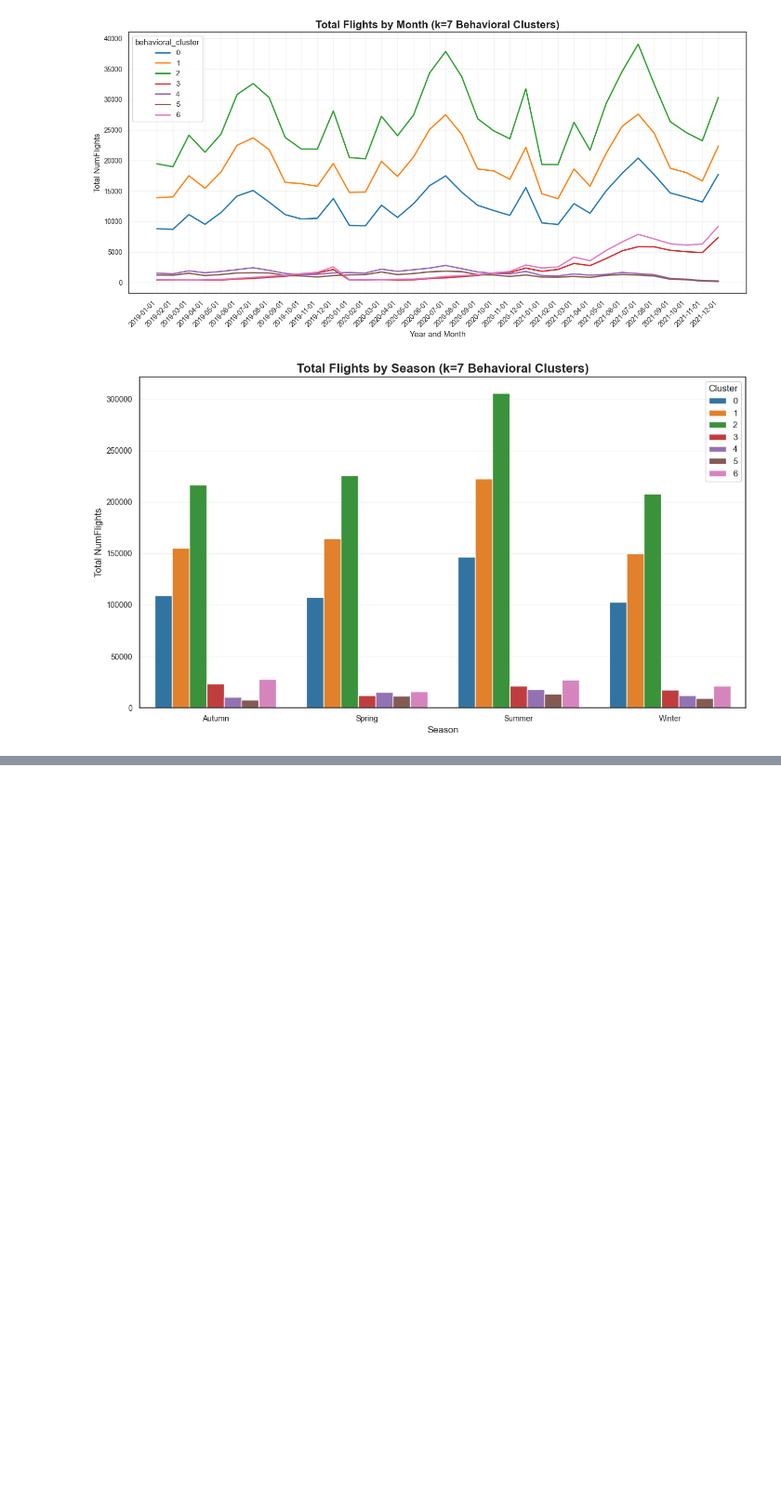
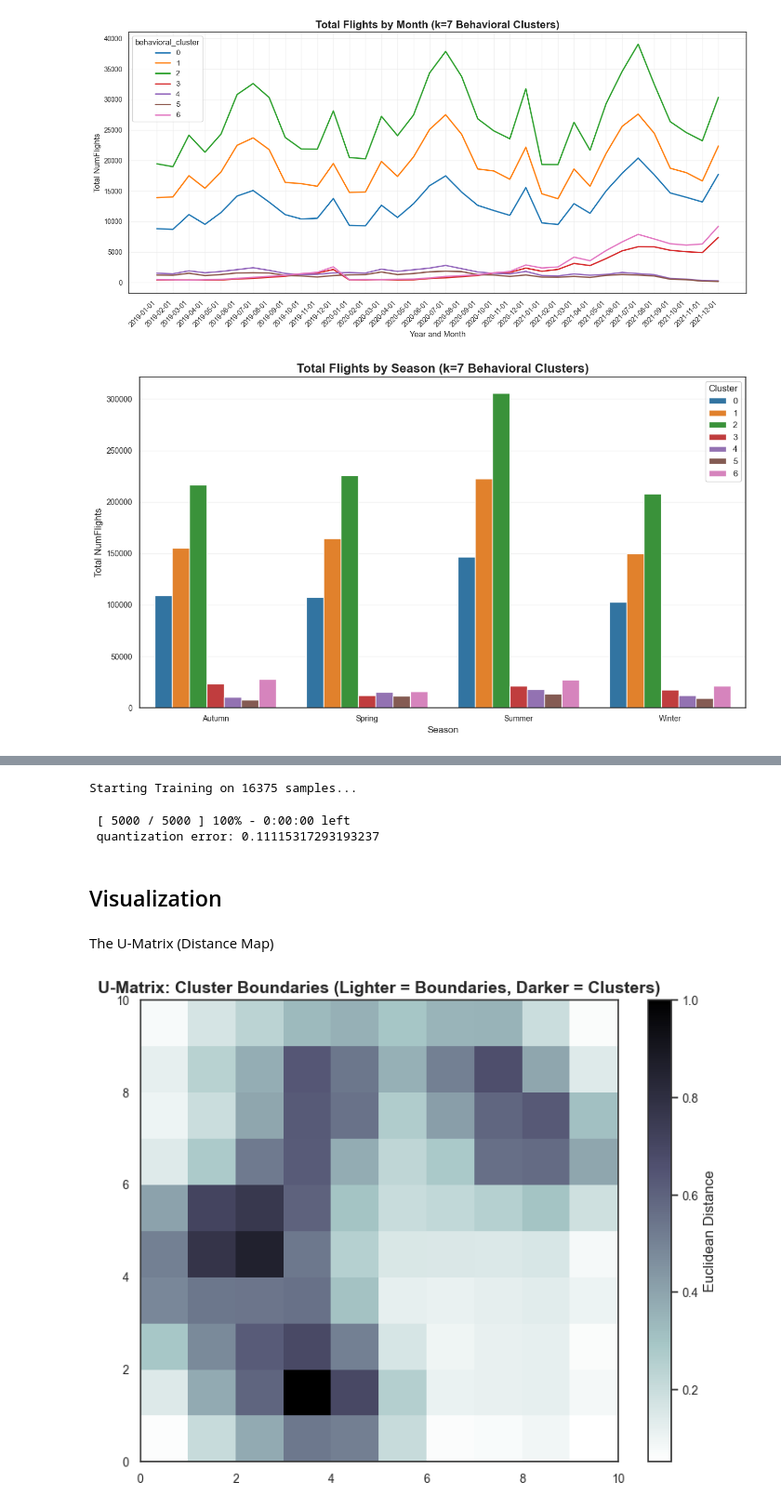
Before and after one commit to Mehmet1700/DataMining2025, a Jupyter notebook: notebooks_deliverable2/02_Clustering_Behavioral.ipynb, the cells around one changed output, grey strips where cells are left out. Shown: that part at 93% size. Cells and saved outputs as stored; diff of their text form; code cells hidden in the pictures; blank space fills up the shorter version.

```diff
--- a/notebooks_deliverable2/02_Clustering_Behavioral.ipynb
+++ b/notebooks_deliverable2/02_Clustering_Behavioral.ipynb
@@ -618,0 +638,40 @@ plt.show()
+# %%
+# PCA failed earlier, so we will use Random Initialization
+data_som = df_behavioral_pruned.fillna(0).values.astype('float64')
+# %%
+# Re-set Hyperparameters
+M, N = 10, 10
+input_len = data_som.shape[1]
+sigma = 1.5
+learning_rate = 0.5
+n_iterations = 5000
+# %%
+# Initialize
+som = MiniSom(M, N, input_len, sigma=sigma, learning_rate=learning_rate,
+              neighborhood_function='gaussian', random_seed=42)
+# %%
+# Using Random weights since PCA initialization is failing
+som.random_weights_init(data_som)
+print(f"Starting Training on {data_som.shape[0]} samples...")
+# %% [output]
+Starting Training on 16375 samples...
+# %%
+# We use train_random to avoid the sequential batch error you encountered
+som.train_random(data_som, n_iterations, verbose=True)
+# %% [output]
+ [ 5000 / 5000 ] 100% - 0:00:00 left
+ quantization error: 0.11115317293193237
+# %% [markdown]
+## Visualization
+# %% [markdown]
+The U-Matrix (Distance Map)
+# %%
+plt.figure(figsize=(9, 7))
+# .T is necessary because MiniSom uses (x, y) coordinates
+u_matrix = som.distance_map().T
+plt.pcolor(u_matrix, cmap='bone_r')
+plt.colorbar(label='Euclidean Distance')
+plt.title('U-Matrix: Cluster Boundaries (Lighter = Boundaries, Darker = Clusters)')
+plt.show()
+# %% [output]
+[figure, added]
```
Also changed, not shown: parts of 42 cells of this notebook, 4 other files.
